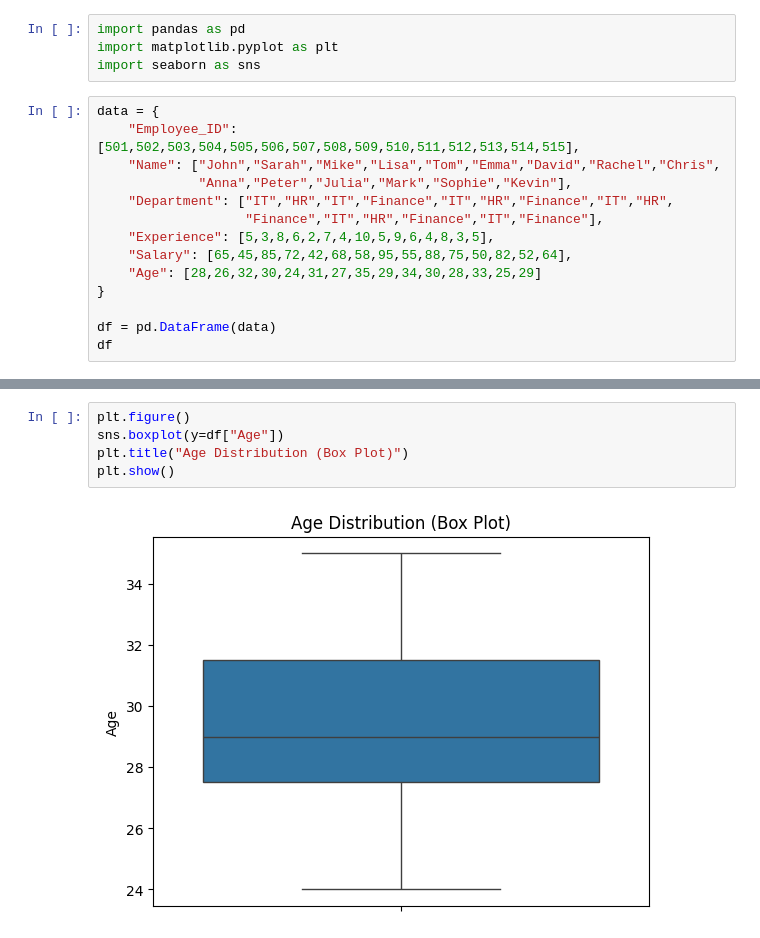
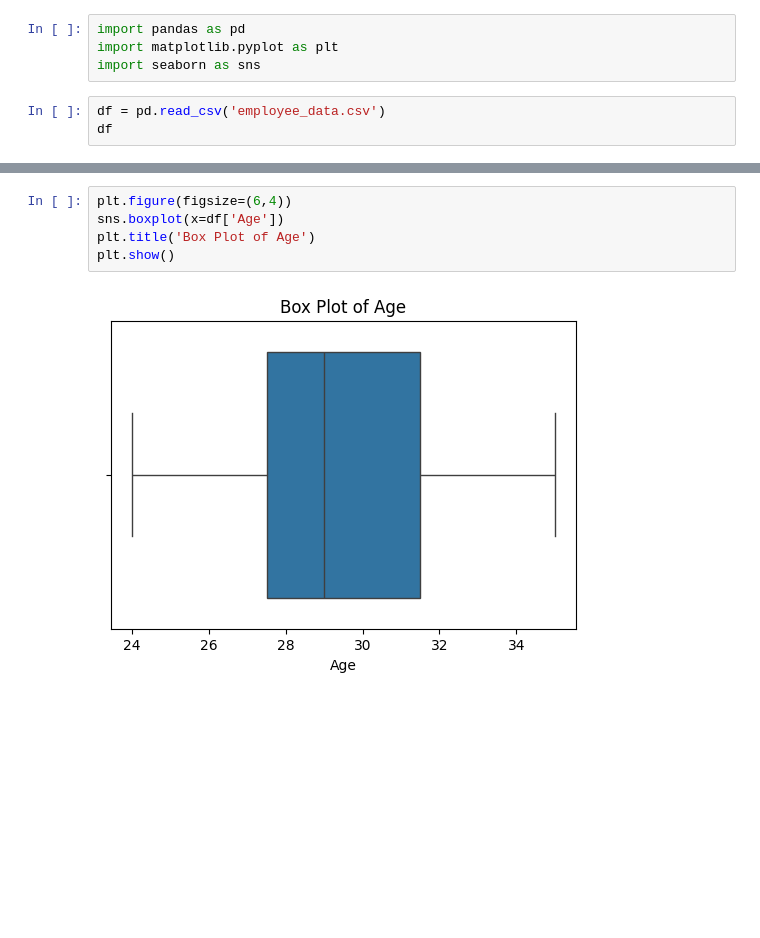
Before and after one commit to Tanu-Chaudhary06/MCA_Python_Programming_for_Problem_Solving, a Jupyter notebook: LAB-RECORD/U5-Lab_22.ipynb, the cells around one changed output, grey strips where cells are left out. Drawn from its saved outputs; the diff is of its cells as text; blank space fills up the shorter version.

```diff
--- a/LAB-RECORD/U5-Lab_22.ipynb
+++ b/LAB-RECORD/U5-Lab_22.ipynb
@@ -3,17 +3,6 @@ import pandas as pd
 import matplotlib.pyplot as plt
 import seaborn as sns
 # %%
-data = {
-    "Employee_ID": [501,502,503,504,505,506,507,508,509,510,511,512,513,514,515],
-    "Name": ["John","Sarah","Mike","Lisa","Tom","Emma","David","Rachel","Chris",
-             "Anna","Peter","Julia","Mark","Sophie","Kevin"],
-    "Department": ["IT","HR","IT","Finance","IT","HR","Finance","IT","HR",
-                   "Finance","IT","HR","Finance","IT","Finance"],
-    "Experience": [5,3,8,6,2,7,4,10,5,9,6,4,8,3,5],
-    "Salary": [65,45,85,72,42,68,58,95,55,88,75,50,82,52,64],
-    "Age": [28,26,32,30,24,31,27,35,29,34,30,28,33,25,29]
-}
-
-df = pd.DataFrame(data)
+df = pd.read_csv('employee_data.csv')
 df
 # %% [output]
@@ -45,8 +34,8 @@ plt.show()
 # %%
-plt.figure()
-sns.boxplot(y=df["Age"])
-plt.title("Age Distribution (Box Plot)")
+plt.figure(figsize=(6,4))
+sns.boxplot(x=df['Age'])
+plt.title('Box Plot of Age')
 plt.show()
 # %% [output]
-[figure, old version]
+[figure, new version]
 # %%
```
Also changed, not shown: parts of 5 cells of this notebook, 5 other files.
